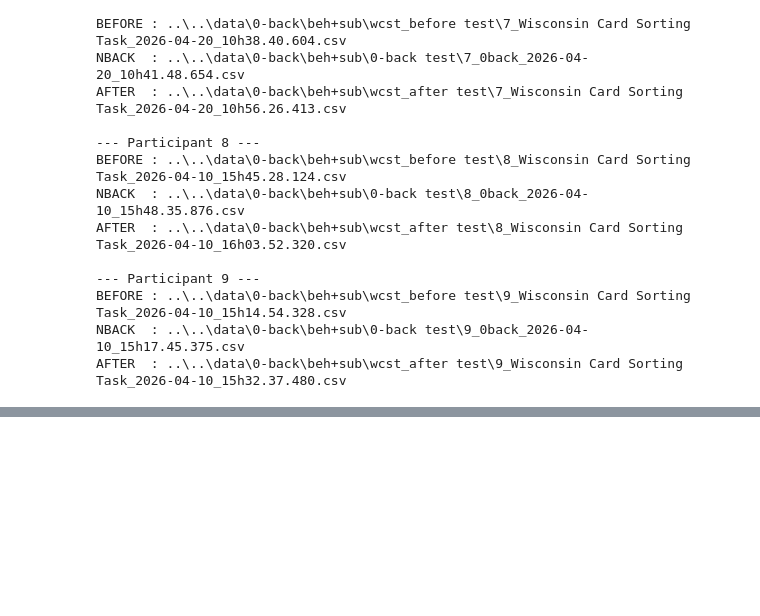
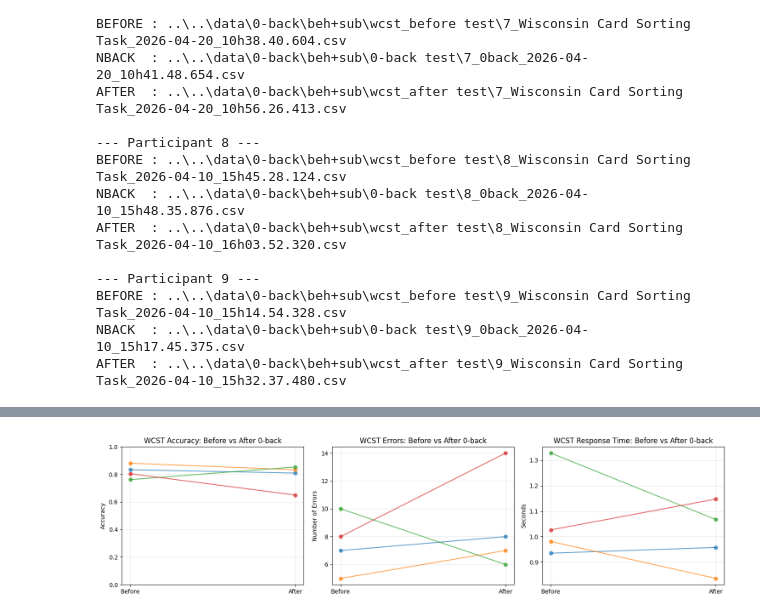
Before and after one commit to NadimSALEEM/0x2x2dual_WCST_analysis, a Jupyter notebook: 0-back/beh/0_back_beh.ipynb, the cells around one changed output, grey strips where cells are left out. Cells and saved outputs as stored; diff of their text form; code cells hidden in the pictures; blank space fills up the shorter version.

Commit message:
0back beh plots + wilcoxon

```diff
--- a/0-back/beh/0_back_beh.ipynb
+++ b/0-back/beh/0_back_beh.ipynb
@@ -74,3 +74,16 @@ AFTER  : ..\..\data\0-back\beh+sub\wcst_after test\8_Wisconsin Card Sorting Task
 BEFORE : ..\..\data\0-back\beh+sub\wcst_before test\9_Wisconsin Card Sorting Task_2026-04-10_15h14.54.328.csv
 NBACK  : ..\..\data\0-back\beh+sub\0-back test\9_0back_2026-04-10_15h17.45.375.csv
 AFTER  : ..\..\data\0-back\beh+sub\wcst_after test\9_Wisconsin Card Sorting Task_2026-04-10_15h32.37.480.csv
+# %%
+participant_data = {}
+
+for pid, files in participants.items():
+    if None in files.values():
+        print(f"Skipping participant {pid} (missing data)")
+        continue
+
+    participant_data[pid] = {
+        "wcst_before": pd.read_csv(files["before"]),
+        "wcst_after": pd.read_csv(files["after"]),
+        "nback": pd.read_csv(files["nback"])
+    }
@@ -76,0 +202,26 @@ AFTER  : ..\..\data\0-back\beh+sub\wcst_after test\9_Wisconsin Card Sorting Task
+# %%
+fig, axes = plt.subplots(1, 3, figsize=(15, 4))
+
+for _, r in wcst_paired.iterrows():
+    axes[0].plot(["Before", "After"], [r["acc_before"], r["acc_after"]], marker="o", alpha=0.7)
+axes[0].set_title("WCST Accuracy: Before vs After 0-back")
+axes[0].set_ylabel("Accuracy")
+axes[0].set_ylim(0, 1)
+axes[0].grid(alpha=0.3)
+
+for _, r in wcst_paired.iterrows():
+    axes[1].plot(["Before", "After"], [r["errors_before"], r["errors_after"]], marker="o", alpha=0.7)
+axes[1].set_title("WCST Errors: Before vs After 0-back")
+axes[1].set_ylabel("Number of Errors")
+axes[1].grid(alpha=0.3)
+
+for _, r in wcst_paired.iterrows():
+    axes[2].plot(["Before", "After"], [r["response_time_before"], r["response_time_after"]], marker="o", alpha=0.7)
+axes[2].set_title("WCST Response Time: Before vs After 0-back")
+axes[2].set_ylabel("Seconds")
+axes[2].grid(alpha=0.3)
+
+plt.tight_layout()
+plt.show()
+# %% [output]
+[figure, added]
```
Also changed, not shown: parts of 7 cells of this notebook.
